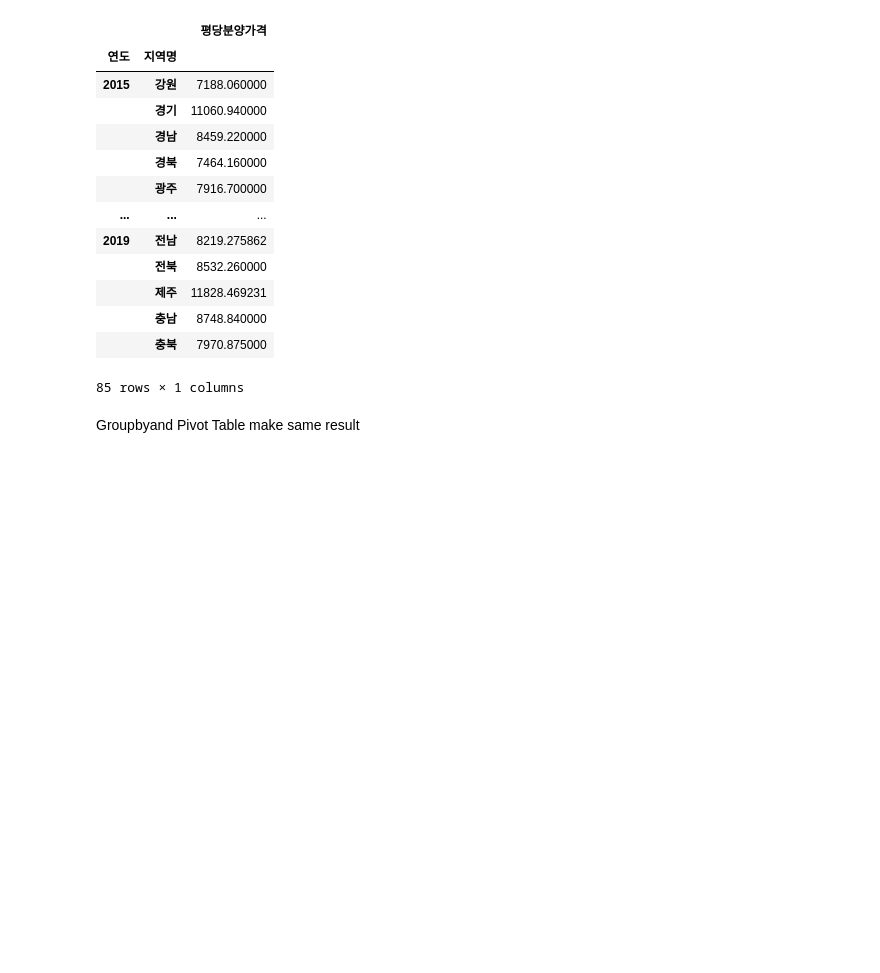
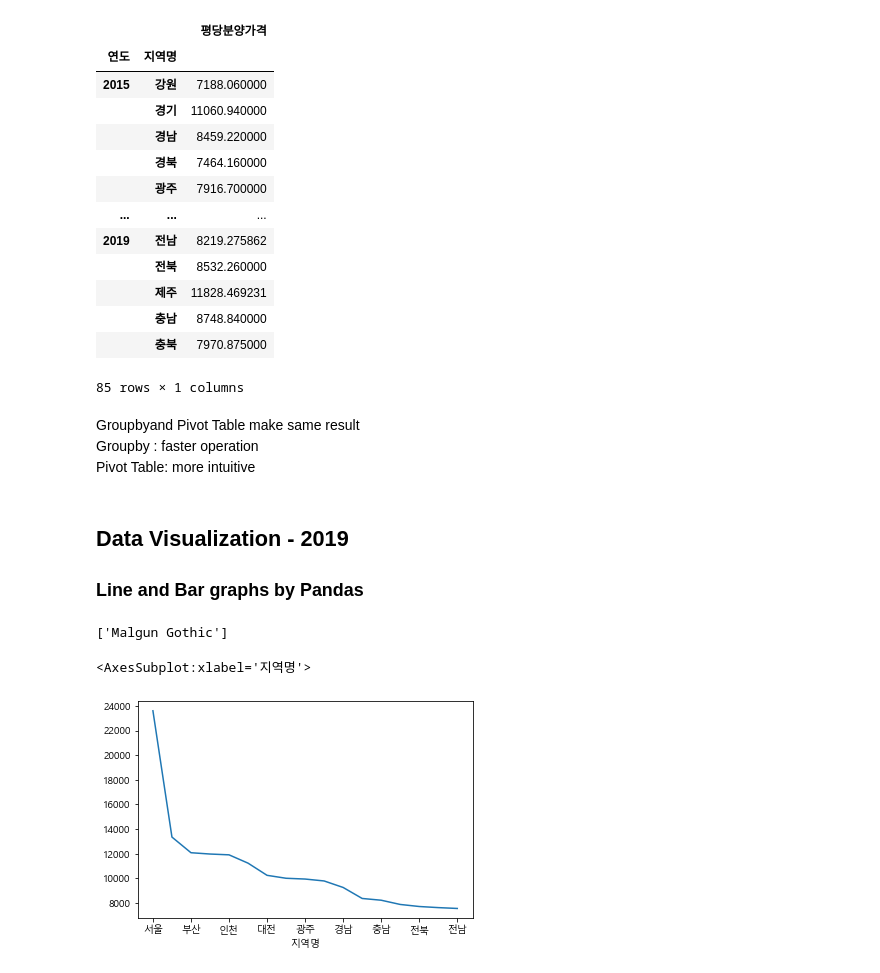
Before and after one commit to taeheelee90/seoulAPTprice, a Jupyter notebook: Real Estate Price - Sales Price (Seoul APT).ipynb, the cells around one changed output. Drawn from its saved outputs; the diff is of its cells as text; code cells hidden in the pictures; blank space fills up the shorter version.

Commit message:
Update Visualization

```diff
--- a/Real Estate Price - Sales Price (Seoul APT).ipynb
+++ b/Real Estate Price - Sales Price (Seoul APT).ipynb
@@ -468,4 +468,23 @@ p
 |  | 충북 | 7970.875000 |
 85 rows × 1 columns
 # %% [markdown]
-Groupbyand Pivot Table make same result
+Groupbyand Pivot Table make same result <br>
+Groupby : faster operation <br>
+Pivot Table: more intuitive
+# %% [markdown]
+## Data Visualization - 2019
+### Line and Bar graphs by Pandas
+# %%
+#Adding Korean font
+import matplotlib.pyplot as plt
+plt.rc("font", family = "Malgun Gothic")
+print(plt.rcParams['font.family'])
+# %% [output]
+['Malgun Gothic']
+# %%
+# AVG / city and visualize with line graph
+g = df_last.groupby(["지역명"])["평당분양가격"].mean().sort_values(ascending=False)
+g.plot()
+# %% [output]
+<AxesSubplot:xlabel='지역명'>
+[figure, added]
```
Also changed, not shown: parts of 7 cells of this notebook.
